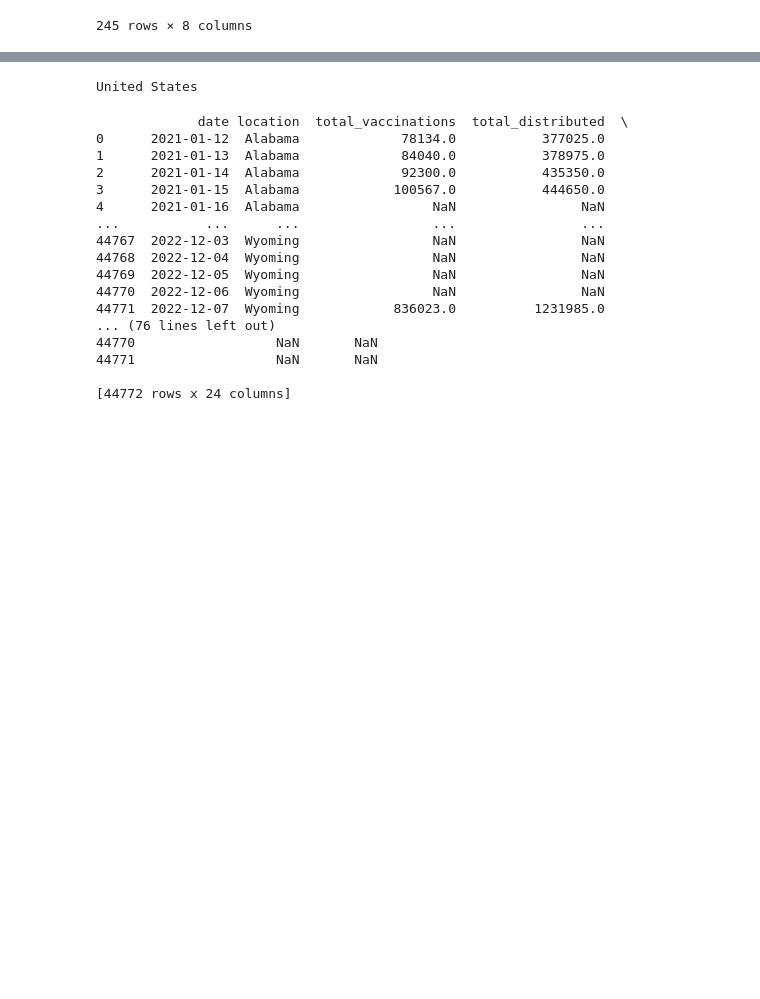
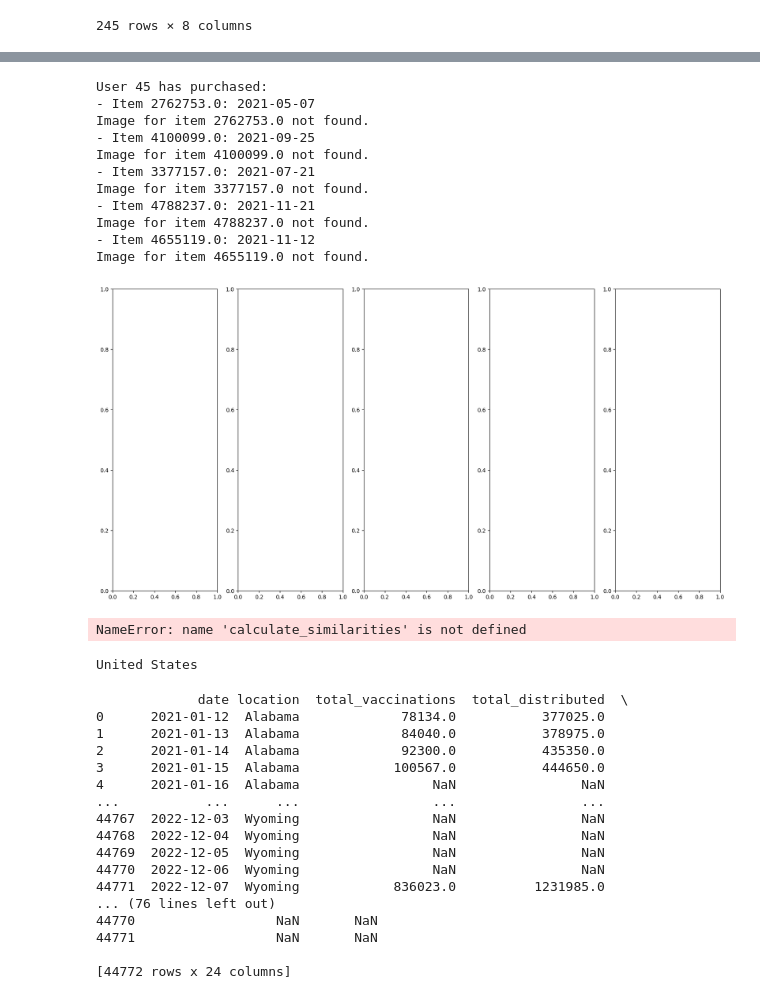
Before and after one commit to AnnetteChiu/vaccinations_per_day, a Jupyter notebook: Vaccination.ipynb, the cells around one changed output, grey strips where cells are left out. Saved outputs shown, nothing was run; the diff lists cells and outputs as text; code cells hidden in the pictures; blank space fills up the shorter version.

```diff
--- a/Vaccination.ipynb
+++ b/Vaccination.ipynb
@@ -42,0 +96,2 @@ df_vaccinations.head()
+# %%
+articles = GraphTravel_HM.rename(columns={'t_dat': 'prod_name'})  # BEGIN:
@@ -42,0 +111,9 @@ df_vaccinations.head()
+# %%
+unique_customer_ids = GraphTravel_HM['customer_id'].unique()
+customer_id_mapping = {id: i for i, id in enumerate(unique_customer_ids)}
+GraphTravel_HM['customer_id'] = GraphTravel_HM['customer_id'].map(customer_id_mapping)
+
+item_name_mapping = dict(zip(articles['article_id'], articles['prod_name']))  # BEGIN:
+# %%
+item_name_mapping = dict(zip(articles['article_id'], articles['prod_name']))  # BEGIN:
+item_name_mapping  # END:
@@ -42,0 +138,13 @@ df_vaccinations.head()
+# %%
+def recommend_items(user_id, df, item_name_mapping, num_items=5):
+    rated_items = get_rated_items(user_id, df)
+
+    print(f"User {user_id} has purchased:")
+    show_images([(item_id, 0) for item_id in list(rated_items)[:5]], item_name_mapping, min(len(rated_items), 5))
+
+    item_similarities = calculate_similarities(user_id, df)
+
+    recommended_items = sorted(item_similarities, key=lambda x: x[1], reverse=True)[:num_items]
+
+    print(f"\nRecommended items for user {user_id}:")
+    show_images(recommended_items, item_name_mapping, num_items, show_similarity=True)
@@ -42,0 +177,20 @@ df_vaccinations.head()
+# %%
+import matplotlib.image as mpimg
+
+# FILEPATH: /Users/macintosh/Desktop/Vaccination/Vaccination.ipynb
+# costomer 45's top 5
+recommend_items(45, GraphTravel_HM, item_name_mapping, num_items=5)
+# %% [output]
+User 45 has purchased:
+- Item 2762753.0: 2021-05-07
+Image for item 2762753.0 not found.
+- Item 4100099.0: 2021-09-25
+Image for item 4100099.0 not found.
+- Item 3377157.0: 2021-07-21
+Image for item 3377157.0 not found.
+- Item 4788237.0: 2021-11-21
+Image for item 4788237.0 not found.
+- Item 4655119.0: 2021-11-12
+Image for item 4655119.0 not found.
+[figure, added]
+NameError: name 'calculate_similarities' is not defined
```
Also changed, not shown: parts of 13 cells of this notebook.
